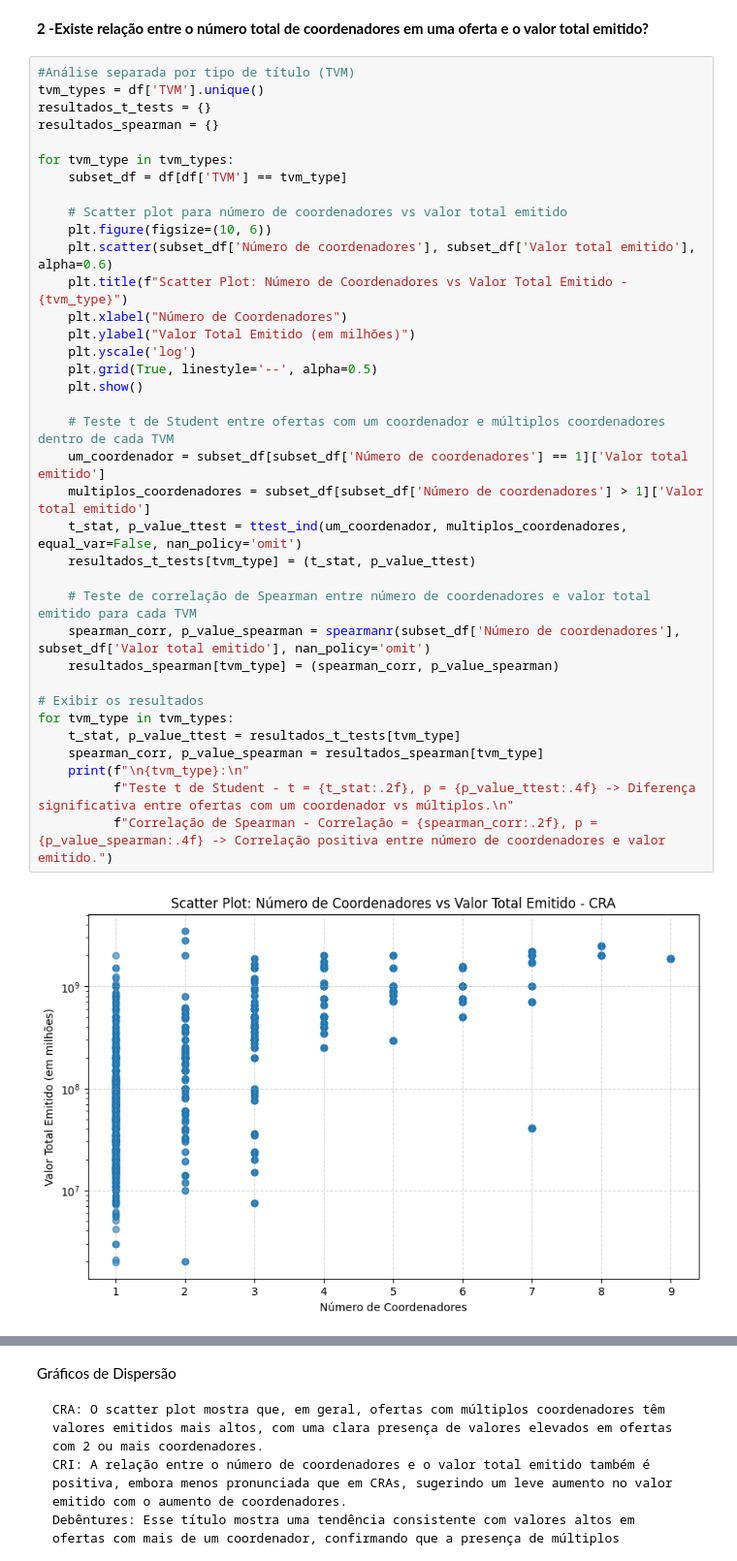
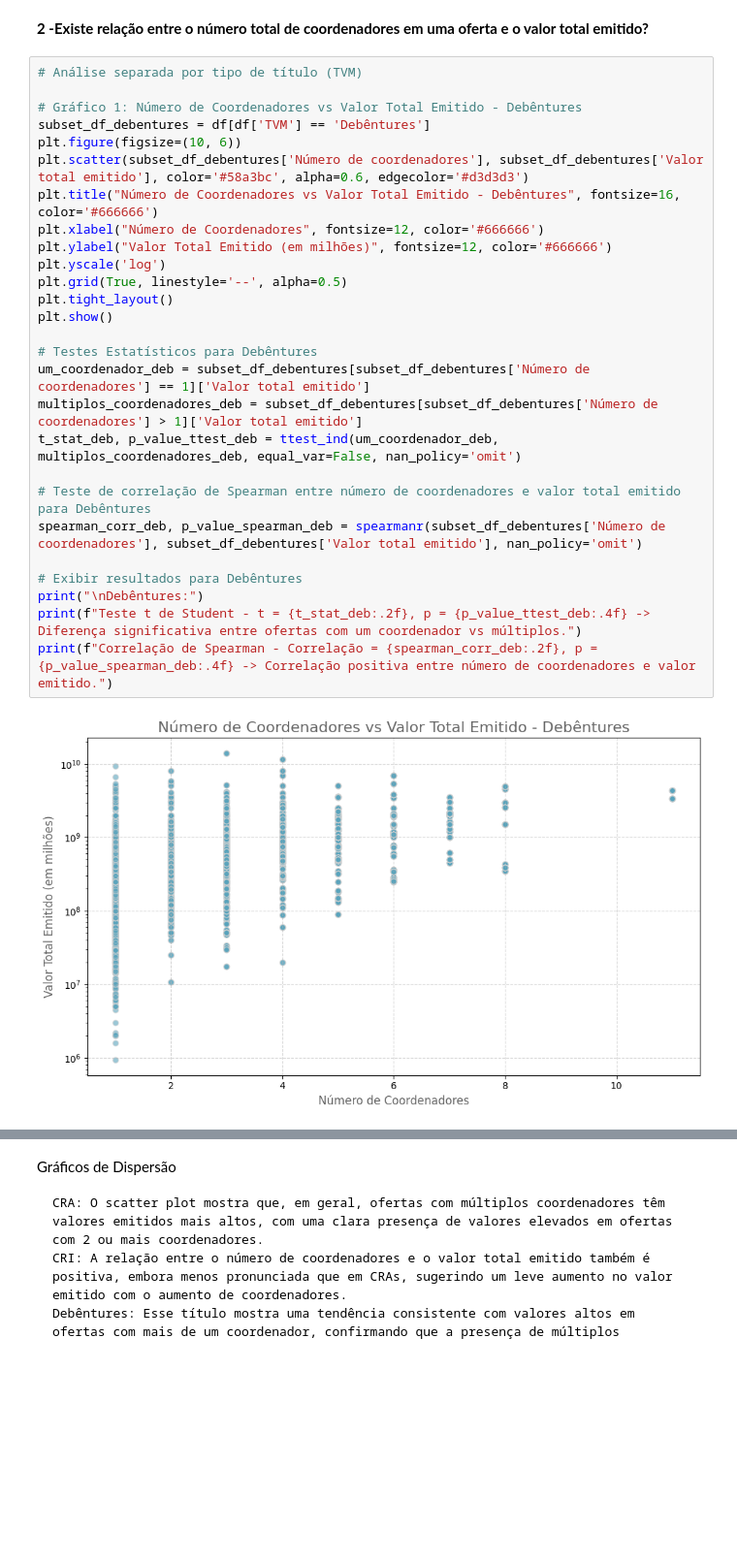
Before and after one commit to XJoohnX/Ofertas-publicas-coordenadores, a Jupyter notebook: ofertas-publicas-coordenadores_analises/PROJETOTVMoficial.ipynb, the cells around one changed output, grey strips where cells are left out. Shown at 97% size. Drawn from its saved outputs; the diff is of its cells as text; blank space fills up the shorter version.

```diff
--- a/ofertas-publicas-coordenadores_analises/PROJETOTVMoficial.ipynb
+++ b/ofertas-publicas-coordenadores_analises/PROJETOTVMoficial.ipynb
@@ -125,40 +120,31 @@ Este gráfico destaca que a maioria dos principais coordenadores possui uma alta
 # %% [markdown]
 **2 -Existe relação entre o número total de coordenadores em uma oferta e o valor total emitido?**
 # %%
-#Análise separada por tipo de título (TVM)
-tvm_types = df['TVM'].unique()
-resultados_t_tests = {}
-resultados_spearman = {}
+# Análise separada por tipo de título (TVM)
 
-for tvm_type in tvm_types:
-    subset_df = df[df['TVM'] == tvm_type]
+# Gráfico 1: Número de Coordenadores vs Valor Total Emitido - Debêntures
+subset_df_debentures = df[df['TVM'] == 'Debêntures']
+plt.figure(figsize=(10, 6))
+plt.scatter(subset_df_debentures['Número de coordenadores'], subset_df_debentures['Valor total emitido'], color='#58a3bc', alpha=0.6, edgecolor='#d3d3d3')
+plt.title("Número de Coordenadores vs Valor Total Emitido - Debêntures", fontsize=16, color='#666666')
+plt.xlabel("Número de Coordenadores", fontsize=12, color='#666666')
+plt.ylabel("Valor Total Emitido (em milhões)", fontsize=12, color='#666666')
+plt.yscale('log')
+plt.grid(True, linestyle='--', alpha=0.5)
+plt.tight_layout()
+plt.show()
 
-    # Scatter plot para número de coordenadores vs valor total emitido
-    plt.figure(figsize=(10, 6))
-    plt.scatter(subset_df['Número de coordenadores'], subset_df['Valor total emitido'], alpha=0.6)
-    plt.title(f"Scatter Plot: Número de Coordenadores vs Valor Total Emitido - {tvm_type}")
-    plt.xlabel("Número de Coordenadores")
-    plt.ylabel("Valor Total Emitido (em milhões)")
-    plt.yscale('log')
-    plt.grid(True, linestyle='--', alpha=0.5)
-    plt.show()
+# Testes Estatísticos para Debêntures
+um_coordenador_deb = subset_df_debentures[subset_df_debentures['Número de coordenadores'] == 1]['Valor total emitido']
+multiplos_coordenadores_deb = subset_df_debentures[subset_df_debentures['Número de coordenadores'] > 1]['Valor total emitido']
+t_stat_deb, p_value_ttest_deb = ttest_ind(um_coordenador_deb, multiplos_coordenadores_deb, equal_var=False, nan_policy='omit')
 
-    # Teste t de Student entre ofertas com um coordenador e múltiplos coordenadores dentro de cada TVM
-    um_coordenador = subset_df[subset_df['Número de coordenadores'] == 1]['Valor total emitido']
-    multiplos_coordenadores = subset_df[subset_df['Número de coordenadores'] > 1]['Valor total emitido']
-    t_stat, p_value_ttest = ttest_ind(um_coordenador, multiplos_coordenadores, equal_var=False, nan_policy='omit')
-    resultados_t_tests[tvm_type] = (t_stat, p_value_ttest)
+# Teste de correlação de Spearman entre número de coordenadores e valor total emitido para Debêntures
+spearman_corr_deb, p_value_spearman_deb = spearmanr(subset_df_debentures['Número de coordenadores'], subset_df_debentures['Valor total emitido'], nan_policy='omit')
 
-    # Teste de correlação de Spearman entre número de coordenadores e valor total emitido para cada TVM
-    spearman_corr, p_value_spearman = spearmanr(subset_df['Número de coordenadores'], subset_df['Valor total emitido'], nan_policy='omit')
-    resultados_spearman[tvm_type] = (spearman_corr, p_value_spearman)
-
-# Exibir os resultados
-for tvm_type in tvm_types:
-    t_stat, p_value_ttest = resultados_t_tests[tvm_type]
-    spearman_corr, p_value_spearman = resultados_spearman[tvm_type]
-    print(f"\n{tvm_type}:\n"
-          f"Teste t de Student - t = {t_stat:.2f}, p = {p_value_ttest:.4f} -> Diferença significativa entre ofertas com um coordenador vs múltiplos.\n"
-          f"Correlação de Spearman - Correlação = {spearman_corr:.2f}, p = {p_value_spearman:.4f} -> Correlação positiva entre número de coordenadores e valor emitido.")
+# Exibir resultados para Debêntures
+print("\nDebêntures:")
+print(f"Teste t de Student - t = {t_stat_deb:.2f}, p = {p_value_ttest_deb:.4f} -> Diferença significativa entre ofertas com um coordenador vs múltiplos.")
+print(f"Correlação de Spearman - Correlação = {spearman_corr_deb:.2f}, p = {p_value_spearman_deb:.4f} -> Correlação positiva entre número de coordenadores e valor emitido.")
 # %% [output]
-[figure, old version]
+[figure, new version]
```
Also changed, not shown: parts of 19 cells of this notebook, 1 other file.
